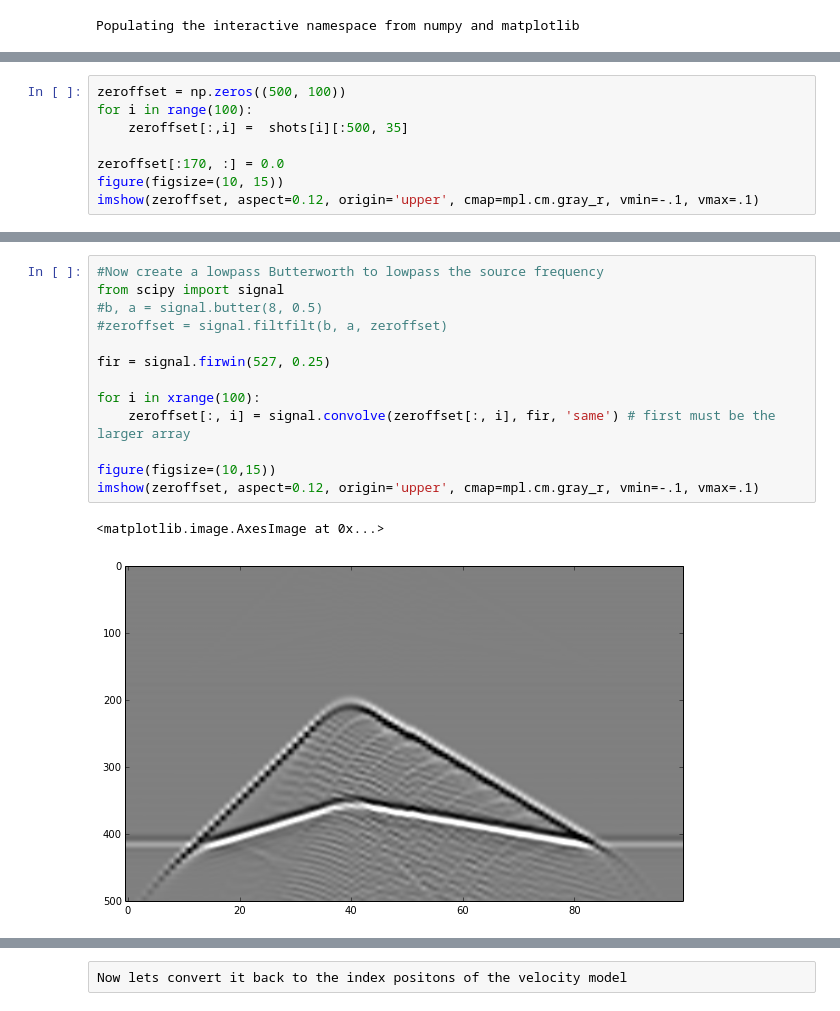
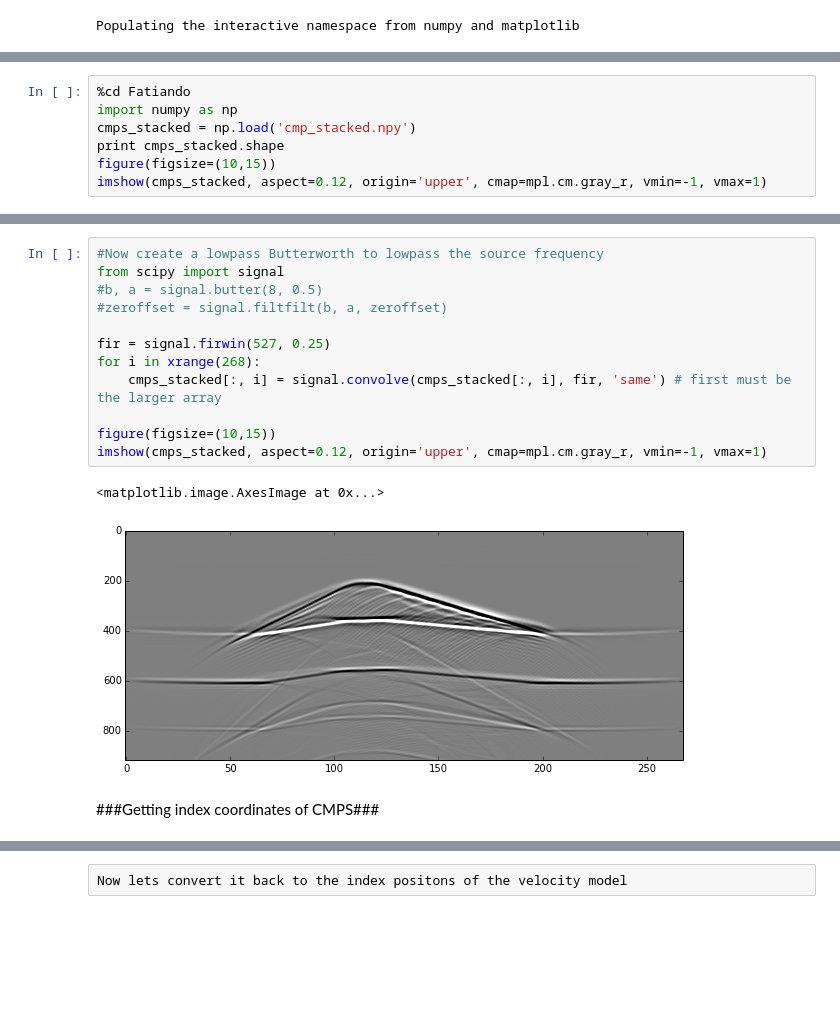
Before and after one commit to eusoubrasileiro/geonumerics, a Jupyter notebook: ipython_notebooks/Fatiando RTM reverse-scalar-test0.ipynb, the cells around one changed output, grey strips where cells are left out. Cells and saved outputs as stored; diff of their text form; blank space fills up the shorter version.

```diff
--- a/ipython_notebooks/Fatiando RTM reverse-scalar-test0.ipynb
+++ b/ipython_notebooks/Fatiando RTM reverse-scalar-test0.ipynb
@@ -47,9 +27,8 @@ print shots.shape
 # %%
-zeroffset = np.zeros((500, 100))
-for i in range(100):
-    zeroffset[:,i] =  shots[i][:500, 35]
-
-zeroffset[:170, :] = 0.0
-figure(figsize=(10, 15))
-imshow(zeroffset, aspect=0.12, origin='upper', cmap=mpl.cm.gray_r, vmin=-.1, vmax=.1)
+%cd Fatiando
+import numpy as np
+cmps_stacked = np.load('cmp_stacked.npy')
+print cmps_stacked.shape
+figure(figsize=(10,15))
+imshow(cmps_stacked, aspect=0.12, origin='upper', cmap=mpl.cm.gray_r, vmin=-1, vmax=1)
 # %% [output]
@@ -70,19 +53,20 @@ Flowpass = 0.20044881021812433 for charity ~ 0.21
 # %%
 #Now create a lowpass Butterworth to lowpass the source frequency
 from scipy import signal
 #b, a = signal.butter(8, 0.5)
 #zeroffset = signal.filtfilt(b, a, zeroffset)
 
 fir = signal.firwin(527, 0.25)
-
-for i in xrange(100):
-    zeroffset[:, i] = signal.convolve(zeroffset[:, i], fir, 'same') # first must be the larger array
+for i in xrange(268):
+    cmps_stacked[:, i] = signal.convolve(cmps_stacked[:, i], fir, 'same') # first must be the larger array
 
 figure(figsize=(10,15))
-imshow(zeroffset, aspect=0.12, origin='upper', cmap=mpl.cm.gray_r, vmin=-.1, vmax=.1)
+imshow(cmps_stacked, aspect=0.12, origin='upper', cmap=mpl.cm.gray_r, vmin=-1, vmax=1)
 # %% [output]
 <matplotlib.image.AxesImage at 0x...>
-[figure, old version]
+[figure, new version]
+# %% [markdown]
+###Getting index coordinates of CMPS###
 # %% [raw]
 Getting the previous parameters for source and dt
 The dt will be good since it was enough for the previous
```
Also changed, not shown: parts of 35 cells of this notebook, 1 other file.
